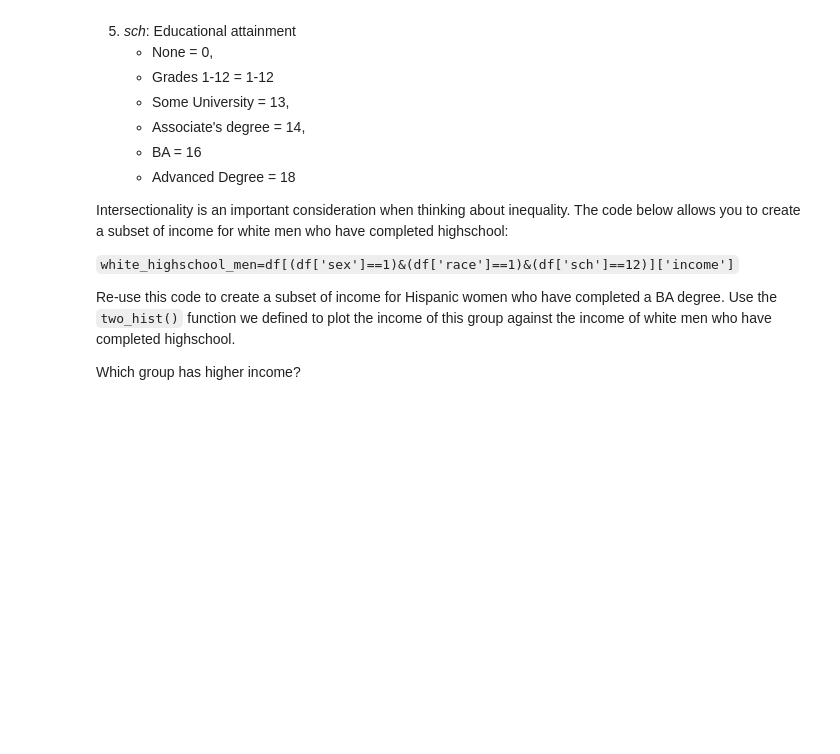
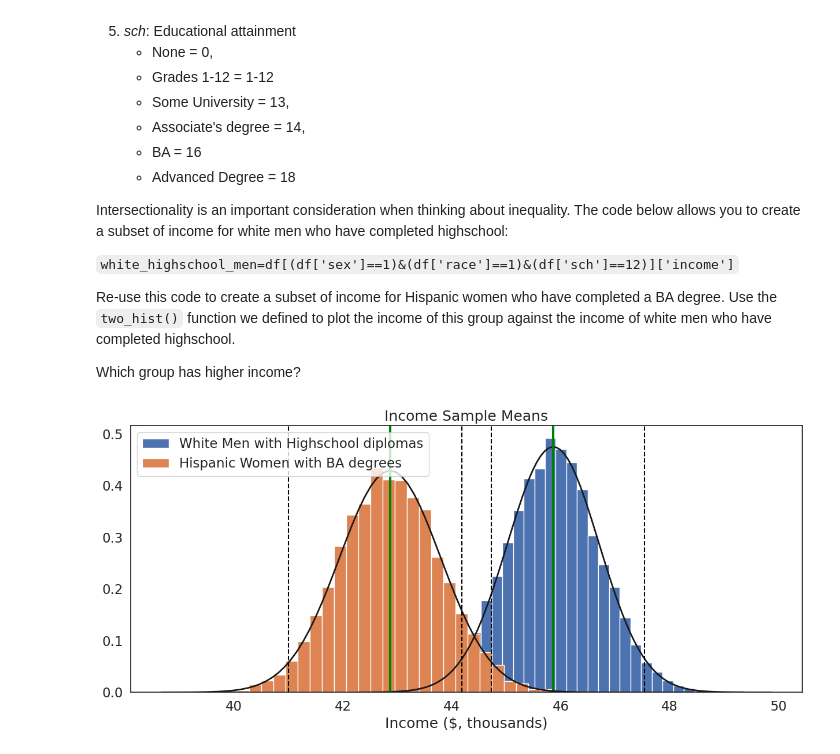
Before and after one commit to jaicortesi/QM2, a Jupyter notebook: notebooks/W05. Distributions and Basic Statistics.ipynb, the cells around one changed output. Cells and saved outputs as stored; diff of their text form; code cells hidden in the pictures; blank space fills up the shorter version.

```diff
--- a/notebooks/W05. Distributions and Basic Statistics.ipynb
+++ b/notebooks/W05. Distributions and Basic Statistics.ipynb
@@ -534,0 +528,9 @@ two_hist()
+# %%
+white_highschool_men=df[(df['sex']==1)&(df['race']==1)&(df['sch']==12)]['income']
+hispanic_BA_women=df[(df['sex']==2)&(df['race']==3)&(df['sch']==16)]['income']
+
+two_hist([white_highschool_men, hispanic_BA_women],['White Men with Highschool diplomas', 'Hispanic Women with BA degrees'], 'Income ($, thousands)', "Income Sample Means" )
+
+#the white highschool men have a higher income that hispanic women with a BA.
+# %% [output]
+[figure, added]
```
Also changed, not shown: parts of 12 cells of this notebook.
